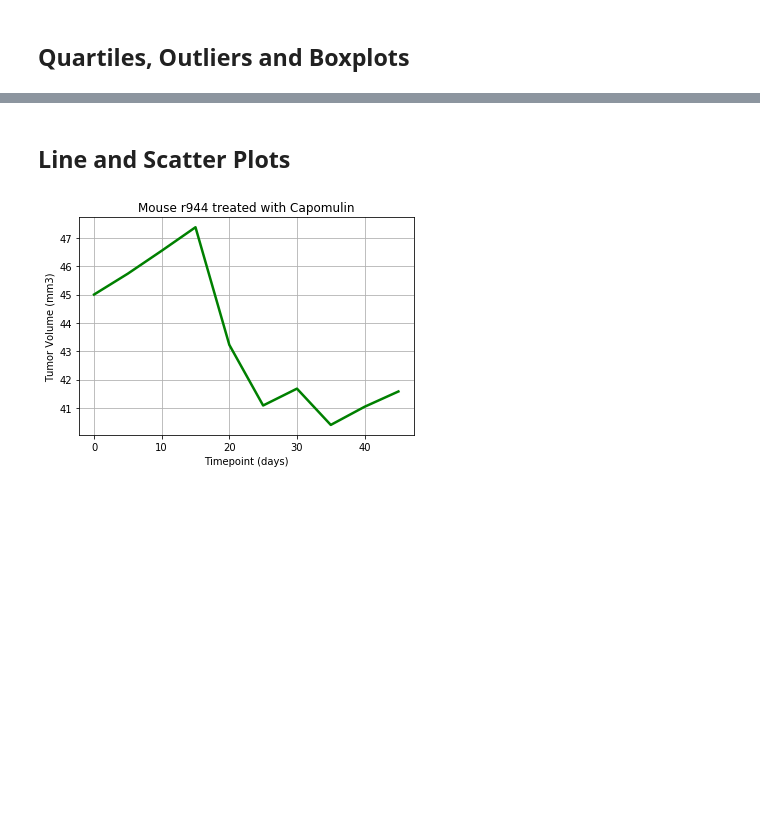
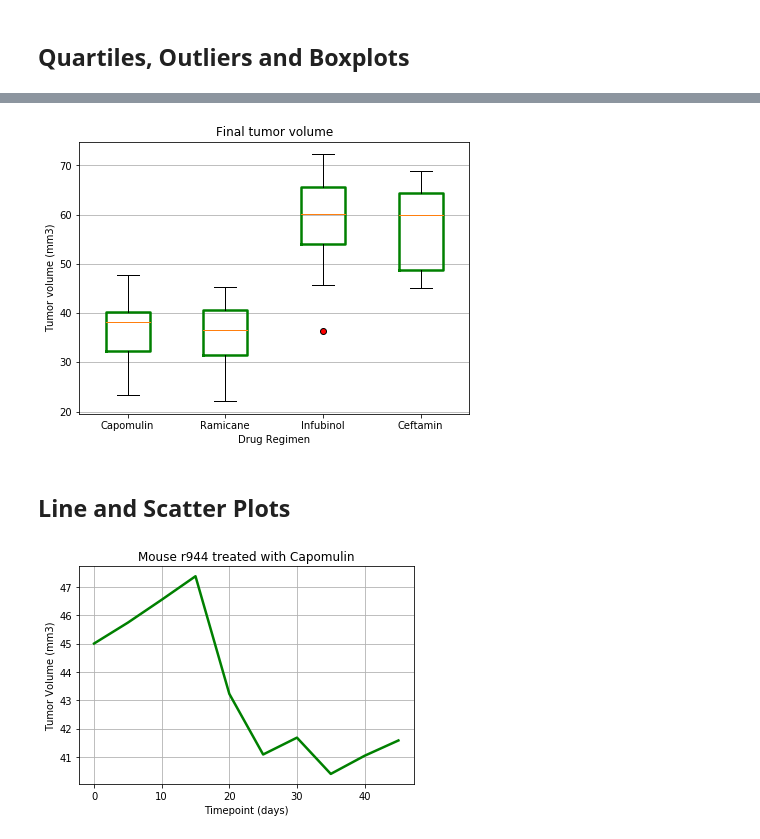
Before and after one commit to liliana-ilut/Matplotlib-Challenge, a Jupyter notebook: Pymaceuticals/pymaceuticals.ipynb, the cells around one changed output, grey strips where cells are left out. Saved outputs shown, nothing was run; the diff lists cells and outputs as text; code cells hidden in the pictures; blank space fills up the shorter version.

```diff
--- a/Pymaceuticals/pymaceuticals.ipynb
+++ b/Pymaceuticals/pymaceuticals.ipynb
@@ -365,3 +307,31 @@ Text(0, 0.5, 'Tumor Volume')
+# %%
+Last_Timepoint_Capomulin = Last_Timepoint.loc[Last_Timepoint["Drug Regimen"] == "Capomulin"]
+Final_volume_Capomulin = Last_Timepoint_Capomulin["Tumor Volume (mm3)"]
+
+Last_Timepoint_Ramicane = Last_Timepoint.loc[Last_Timepoint["Drug Regimen"] == "Ramicane"]
+Final_volume_Ramicane = Last_Timepoint_Ramicane["Tumor Volume (mm3)"]
+
+Last_Timepoint_Infubinol = Last_Timepoint.loc[Last_Timepoint["Drug Regimen"] == "Infubinol"]
+Final_volume_Infubino = Last_Timepoint_Infubinol["Tumor Volume (mm3)"]
+
+Last_Timepoint_Ceftamin = Last_Timepoint.loc[Last_Timepoint["Drug Regimen"] == "Ceftamin"]
+Final_volume_Ceftamin = Last_Timepoint_Ceftamin["Tumor Volume (mm3)"]
+
+data = [Final_volume_Capomulin, Final_volume_Ramicane, Final_volume_Infubino, Final_volume_Ceftamin]
+labels= ["Capomulin", "Ramicane", "Infubinol", "Ceftamin"]
+blue_dia = {"markerfacecolor" : "red" }
+boxprops = {"linewidth" : 2.5, "color" : "green"}
+
+
+fig1, ax1 = plt.subplots(figsize = (7,5))
+ax1.boxplot(data, labels = labels, flierprops = blue_dia, boxprops = boxprops)
+ax1.grid(axis = "y", alpha = 1)
+ax1.set_title("Final tumor volume" )
+ax1.set_ylabel("Tumor volume (mm3)")
+ax1.set_xlabel("Drug Regimen")
+plt.show()
+# %% [output]
+[figure, added]
 # %% [markdown]
 ## Line and Scatter Plots
 # %%
```
Also changed, not shown: parts of 8 cells of this notebook.
